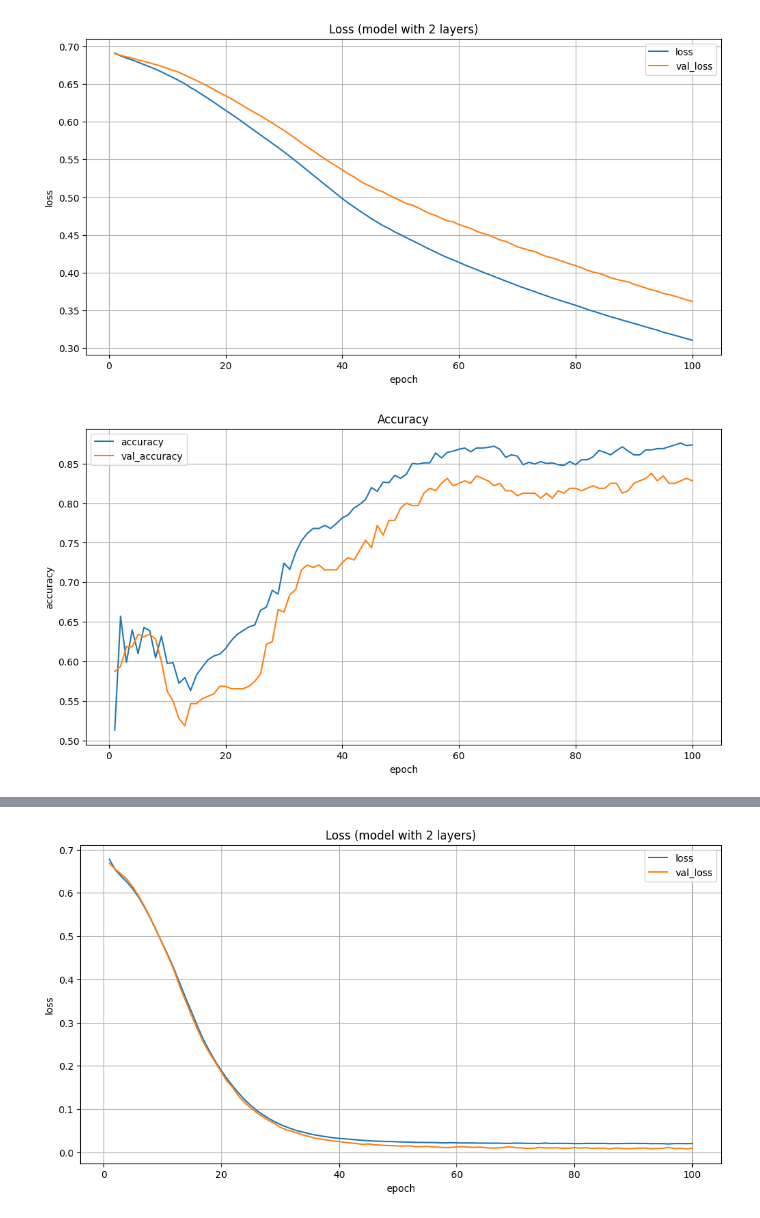
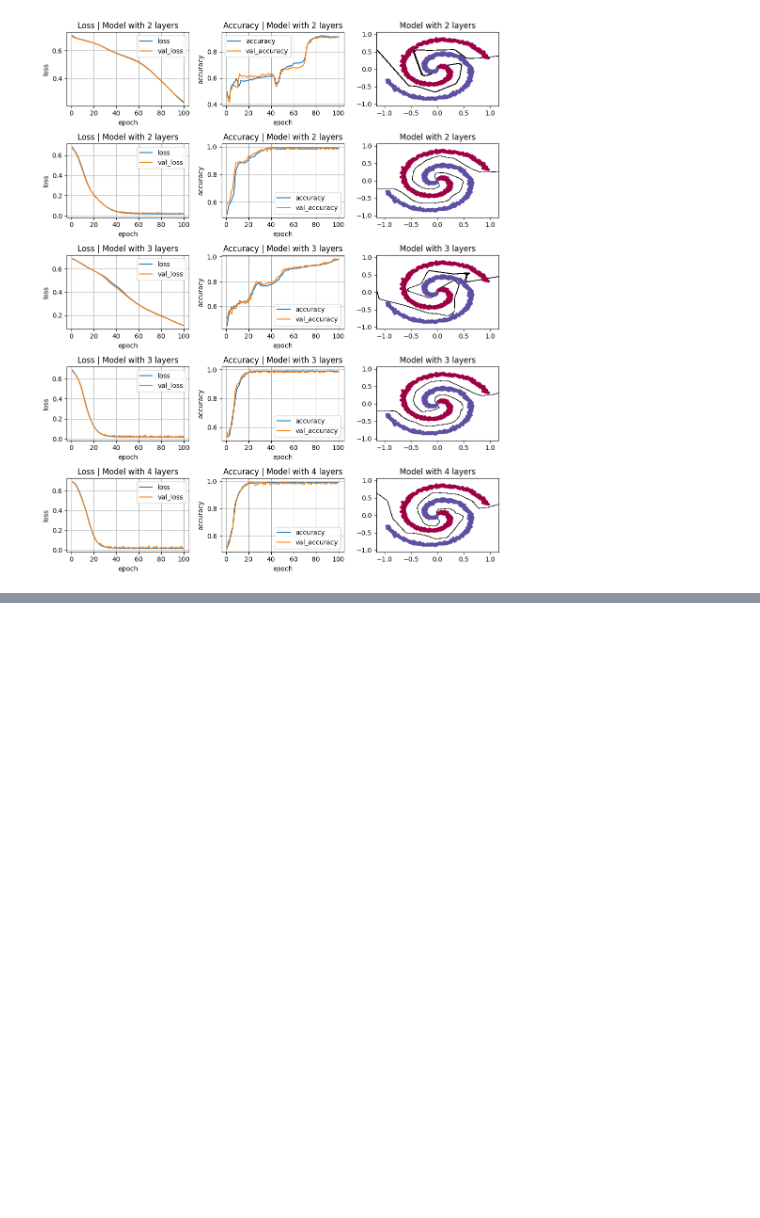
Before and after one commit to AlbertNath/rp-ml-20242, a Jupyter notebook: tarea6-2/rpaa-tarea6.ipynb, the cells around one changed output, grey strips where cells are left out. Cells and saved outputs as stored; diff of their text form; code cells hidden in the pictures; blank space fills up the shorter version.

```diff
--- a/tarea6-2/rpaa-tarea6.ipynb
+++ b/tarea6-2/rpaa-tarea6.ipynb
@@ -49,15 +49,17 @@ def build_model(num_layers=2, neuron_seq=[5, 5]):
 
     return model
 # %%
+# Modelos disponibles para entrenamiento
 all_models = [
     (2, [5,5,5]),
     (2, [32, 64, 32]),
+    (3, [4,5,5,4]),
     (3, [12, 24, 24, 12]),
     (4, [6, 12, 24, 12, 6])
 ]
 # %%
 # Frontera de Decisión en el espacio de los datos de entrenamiento
-def plot_decision_boundary(label, pred_func, X, Y, npts = 50):
+def plot_decision_boundary(label, axs, pred_func, X, Y, npts = 50):
     xmin, xmax = X[:, 0].min(), X[:, 0].max()
     ymin, ymax = X[:, 1].min(), X[:, 1].max()
     dx, dy = (xmax - xmin)*0.1, (ymax - ymin)*0.1
@@ -65,17 +67,17 @@ def plot_decision_boundary(label, pred_func, X, Y, npts = 50):
     data = np.c_[xx.ravel(), yy.ravel()]
     Z = pred_func(data)
     Z = Z.reshape(xx.shape)
-    plt.title(label)
-    plt.contourf(xx, yy, Z, colors='k', levels=[0.48, 0.52])
-    plt.scatter(X[:, 0], X[:, 1], c=Y, cmap=plt.cm.Spectral, s=10)
-
-
-#plot_decision_boundary(lambda x: model.predict(x), X, y, 50)
-#plt.show()
+    axs[i, 2].set_title(label)
+    axs[i, 2].contourf(xx, yy, Z, colors='k', levels=[0.48, 0.52])
+    axs[i, 2].scatter(X[:, 0], X[:, 1], c=Y, cmap=plt.cm.Spectral, s=10)
 # %%
+# Entrenamiento y comparativa de métricas con frontera de decisión.
 x_train, x_test, y_train, y_test = train_test_split(X, y, test_size=0.2)
 
-for num_layers, neuron_seq in all_models:
+fig, axs = plt.subplots(len(all_models), 3, figsize=(10, 12))
+
+for i, (num_layers, neuron_seq) in enumerate(all_models):
+    model_label = f"Model with {num_layers} layers"
     model = build_model(num_layers, neuron_seq)
 
     model.compile(loss='binary_crossentropy', metrics=['accuracy'])
@@ -89,27 +91,26 @@ for num_layers, neuron_seq in all_models:
     epochs = range(1, len(loss_train) + 1)
 
     # Loss
-    plt.figure(figsize=(12, 6))
-    plt.plot(epochs, loss_train, label='loss')
-    plt.plot(epochs, loss_val, label='val_loss')
-    plt.title(f'Loss (model with {num_layers} layers)')
-    plt.xlabel('epoch')
-    plt.ylabel('loss')
-    plt.legend()
-    plt.grid(True)
-    plt.show()
+    axs[i, 0].plot(epochs, loss_train, label='loss')
+    axs[i, 0].plot(epochs, loss_val, label='val_loss')
+    axs[i, 0].set_title(f'Loss | {model_label}' )
+    axs[i, 0].set_xlabel('epoch')
+    axs[i, 0].set_ylabel('loss')
+    axs[i, 0].legend()
+    axs[i, 0].grid(True)
 
     # Accuracy
-    plt.figure(figsize=(12, 6))
-    plt.plot(epochs, accuracy_train, label='accuracy')
-    plt.plot(epochs, accuracy_val, label='val_accuracy')
-    plt.title('Accuracy')
-    plt.xlabel('epoch')
-    plt.ylabel('accuracy')
-    plt.legend()
-    plt.grid(True)
-    plt.show()
+    axs[i, 1].plot(epochs, accuracy_train, label='accuracy')
+    axs[i, 1].plot(epochs, accuracy_val, label='val_accuracy')
+    axs[i, 1].set_title(f'Accuracy | {model_label}')
+    axs[i, 1].set_xlabel('epoch')
+    axs[i, 1].set_ylabel('accuracy')
+    axs[i, 1].legend()
+    axs[i, 1].grid(True)
 
-    plot_decision_boundary(f'Loss (model with {num_layers} layers)', lambda x: model.predict(x), X, y, 50)
-    plt.show()
+    # Boundary
+    plot_decision_boundary(model_label, axs,
+                           lambda x: model.predict(x), X, y, 50)
+plt.tight_layout()
+plt.show()
 # %% [output]
@@ -116,2 +122 @@ for num_layers, neuron_seq in all_models:
-[figure, old version]
+[figure, new version]
-[figure, removed]
@@ -120 +122,0 @@ for num_layers, neuron_seq in all_models:
-[figure, removed]
```
Also changed, not shown: parts of 2 cells of this notebook.
